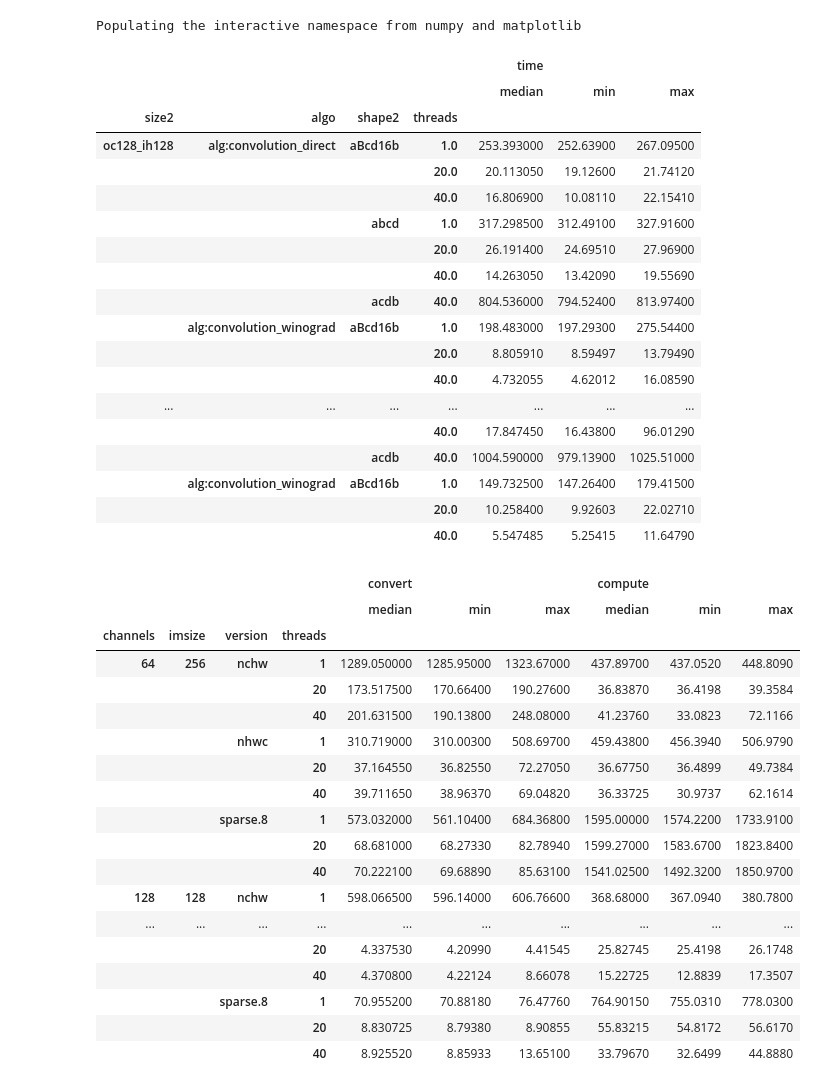
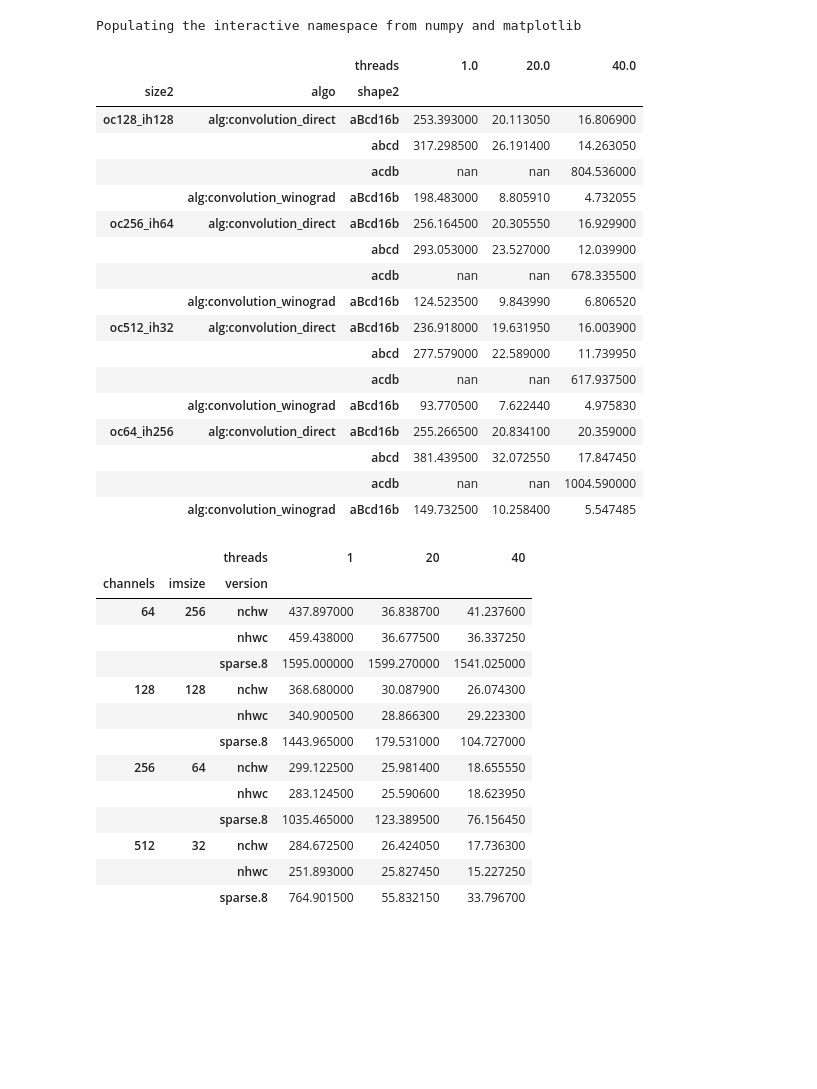
Before and after one commit to Tantalus13A98B5F/convbench, a Jupyter notebook: resnet50_conv3x3/onednn/dataproc.ipynb, the cells around one changed output. Drawn from its saved outputs; the diff is of its cells as text; code cells hidden in the pictures; blank space fills up the shorter version.

```diff
--- a/resnet50_conv3x3/onednn/dataproc.ipynb
+++ b/resnet50_conv3x3/onednn/dataproc.ipynb
@@ -7,48 +7,46 @@ Populating the interactive namespace from numpy and matplotlib
 df = pd.read_csv('onednn.csv').query('action=="convolution"')
 df['shape2'] = df['shape'].str.split(':').str.get(3)
 df['size2'] = df['size'].str.extract(r'(oc\d+_ih\d+)')
-df.groupby(['size2', 'algo', 'shape2', 'threads']).agg({'time': ['median', 'min', 'max']})
+agg = df.groupby(['size2', 'algo', 'shape2', 'threads']).agg({'time': ['median', 'min', 'max']})
+out = agg['time', 'median'].unstack('threads')
+out.style.background_gradient(cmap='Greens')
 # %% [output]
-|  |  |  |  | time |  |  |
-|  |  |  |  | median | min | max |
-| size2 | algo | shape2 | threads |  |  |  |
-| oc128_ih128 | alg:convolution_direct | aBcd16b | 1.0 | 253.393000 | 252.63900 | 267.09500 |
-|  |  |  | 20.0 | 20.113050 | 19.12600 | 21.74120 |
-|  |  |  | 40.0 | 16.806900 | 10.08110 | 22.15410 |
-|  |  | abcd | 1.0 | 317.298500 | 312.49100 | 327.91600 |
-|  |  |  | 20.0 | 26.191400 | 24.69510 | 27.96900 |
-|  |  |  | 40.0 | 14.263050 | 13.42090 | 19.55690 |
-|  |  | acdb | 40.0 | 804.536000 | 794.52400 | 813.97400 |
-|  | alg:convolution_winograd | aBcd16b | 1.0 | 198.483000 | 197.29300 | 275.54400 |
-|  |  |  | 20.0 | 8.805910 | 8.59497 | 13.79490 |
-|  |  |  | 40.0 | 4.732055 | 4.62012 | 16.08590 |
-| ... | ... | ... | ... | ... | ... | ... |
-|  |  |  | 40.0 | 17.847450 | 16.43800 | 96.01290 |
-|  |  | acdb | 40.0 | 1004.590000 | 979.13900 | 1025.51000 |
-|  | alg:convolution_winograd | aBcd16b | 1.0 | 149.732500 | 147.26400 | 179.41500 |
-|  |  |  | 20.0 | 10.258400 | 9.92603 | 22.02710 |
-|  |  |  | 40.0 | 5.547485 | 5.25415 | 11.64790 |
+|  |  | threads | 1.0 | 20.0 | 40.0 |
+| size2 | algo | shape2 |  |  |  |
+| oc128_ih128 | alg:convolution_direct | aBcd16b | 253.393000 | 20.113050 | 16.806900 |
+|  |  | abcd | 317.298500 | 26.191400 | 14.263050 |
+|  |  | acdb | nan | nan | 804.536000 |
+|  | alg:convolution_winograd | aBcd16b | 198.483000 | 8.805910 | 4.732055 |
+| oc256_ih64 | alg:convolution_direct | aBcd16b | 256.164500 | 20.305550 | 16.929900 |
+|  |  | abcd | 293.053000 | 23.527000 | 12.039900 |
+|  |  | acdb | nan | nan | 678.335500 |
+|  | alg:convolution_winograd | aBcd16b | 124.523500 | 9.843990 | 6.806520 |
+| oc512_ih32 | alg:convolution_direct | aBcd16b | 236.918000 | 19.631950 | 16.003900 |
+|  |  | abcd | 277.579000 | 22.589000 | 11.739950 |
+|  |  | acdb | nan | nan | 617.937500 |
+|  | alg:convolution_winograd | aBcd16b | 93.770500 | 7.622440 | 4.975830 |
+| oc64_ih256 | alg:convolution_direct | aBcd16b | 255.266500 | 20.834100 | 20.359000 |
+|  |  | abcd | 381.439500 | 32.072550 | 17.847450 |
+|  |  | acdb | nan | nan | 1004.590000 |
+|  | alg:convolution_winograd | aBcd16b | 149.732500 | 10.258400 | 5.547485 |
 # %%
 df2 = pd.read_csv('gemm.csv')
-df2.groupby(['channels', 'imsize', 'version', 'threads']) \
-   .agg({'convert': ['median', 'min', 'max'], 'compute': ['median', 'min', 'max']})
+agg = df2.groupby(['channels', 'imsize', 'version', 'threads']) \
+         .agg({'convert': ['median', 'min', 'max'], 'compute': ['median', 'min', 'max']})
+out = agg['compute', 'median'].unstack('threads')
+out.style.background_gradient(cmap='Greens')
 # %% [output]
-|  |  |  |  | convert |  |  | compute |  |  |
-|  |  |  |  | median | min | max | median | min | max |
-| channels | imsize | version | threads |  |  |  |  |  |  |
-| 64 | 256 | nchw | 1 | 1289.050000 | 1285.95000 | 1323.67000 | 437.89700 | 437.0520 | 448.8090 |
-|  |  |  | 20 | 173.517500 | 170.66400 | 190.27600 | 36.83870 | 36.4198 | 39.3584 |
-|  |  |  | 40 | 201.631500 | 190.13800 | 248.08000 | 41.23760 | 33.0823 | 72.1166 |
-|  |  | nhwc | 1 | 310.719000 | 310.00300 | 508.69700 | 459.43800 | 456.3940 | 506.9790 |
-|  |  |  | 20 | 37.164550 | 36.82550 | 72.27050 | 36.67750 | 36.4899 | 49.7384 |
-|  |  |  | 40 | 39.711650 | 38.96370 | 69.04820 | 36.33725 | 30.9737 | 62.1614 |
-|  |  | sparse.8 | 1 | 573.032000 | 561.10400 | 684.36800 | 1595.00000 | 1574.2200 | 1733.9100 |
-|  |  |  | 20 | 68.681000 | 68.27330 | 82.78940 | 1599.27000 | 1583.6700 | 1823.8400 |
-|  |  |  | 40 | 70.222100 | 69.68890 | 85.63100 | 1541.02500 | 1492.3200 | 1850.9700 |
-| 128 | 128 | nchw | 1 | 598.066500 | 596.14000 | 606.76600 | 368.68000 | 367.0940 | 380.7800 |
-| ... | ... | ... | ... | ... | ... | ... | ... | ... | ... |
-|  |  |  | 20 | 4.337530 | 4.20990 | 4.41545 | 25.82745 | 25.4198 | 26.1748 |
-|  |  |  | 40 | 4.370800 | 4.22124 | 8.66078 | 15.22725 | 12.8839 | 17.3507 |
-|  |  | sparse.8 | 1 | 70.955200 | 70.88180 | 76.47760 | 764.90150 | 755.0310 | 778.0300 |
-|  |  |  | 20 | 8.830725 | 8.79380 | 8.90855 | 55.83215 | 54.8172 | 56.6170 |
-|  |  |  | 40 | 8.925520 | 8.85933 | 13.65100 | 33.79670 | 32.6499 | 44.8880 |
+|  |  | threads | 1 | 20 | 40 |
+| channels | imsize | version |  |  |  |
+| 64 | 256 | nchw | 437.897000 | 36.838700 | 41.237600 |
+|  |  | nhwc | 459.438000 | 36.677500 | 36.337250 |
+|  |  | sparse.8 | 1595.000000 | 1599.270000 | 1541.025000 |
+| 128 | 128 | nchw | 368.680000 | 30.087900 | 26.074300 |
+|  |  | nhwc | 340.900500 | 28.866300 | 29.223300 |
+|  |  | sparse.8 | 1443.965000 | 179.531000 | 104.727000 |
+| 256 | 64 | nchw | 299.122500 | 25.981400 | 18.655550 |
+|  |  | nhwc | 283.124500 | 25.590600 | 18.623950 |
+|  |  | sparse.8 | 1035.465000 | 123.389500 | 76.156450 |
+| 512 | 32 | nchw | 284.672500 | 26.424050 | 17.736300 |
+|  |  | nhwc | 251.893000 | 25.827450 | 15.227250 |
+|  |  | sparse.8 | 764.901500 | 55.832150 | 33.796700 |
```
Also changed, not shown: parts of 1 cell of this notebook.
